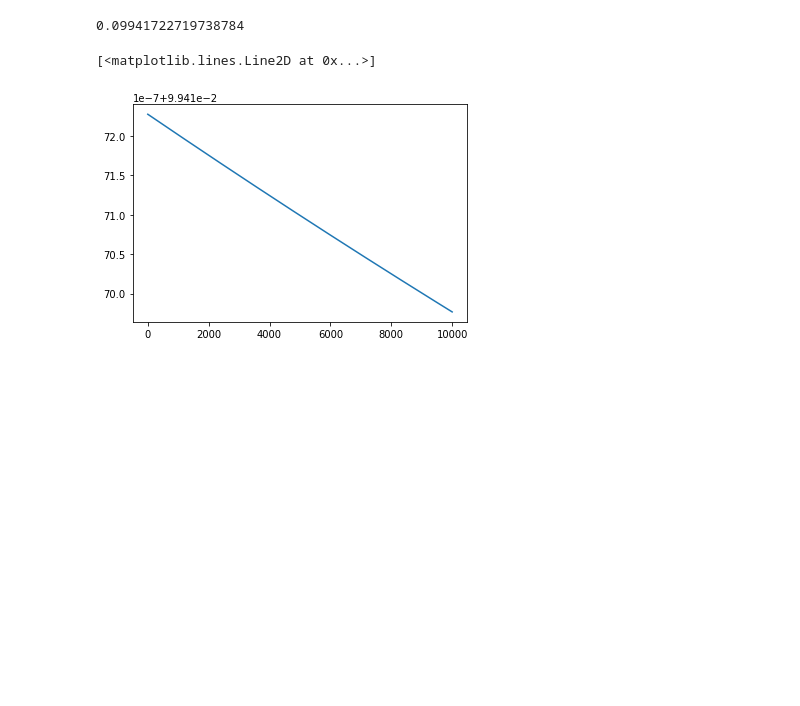
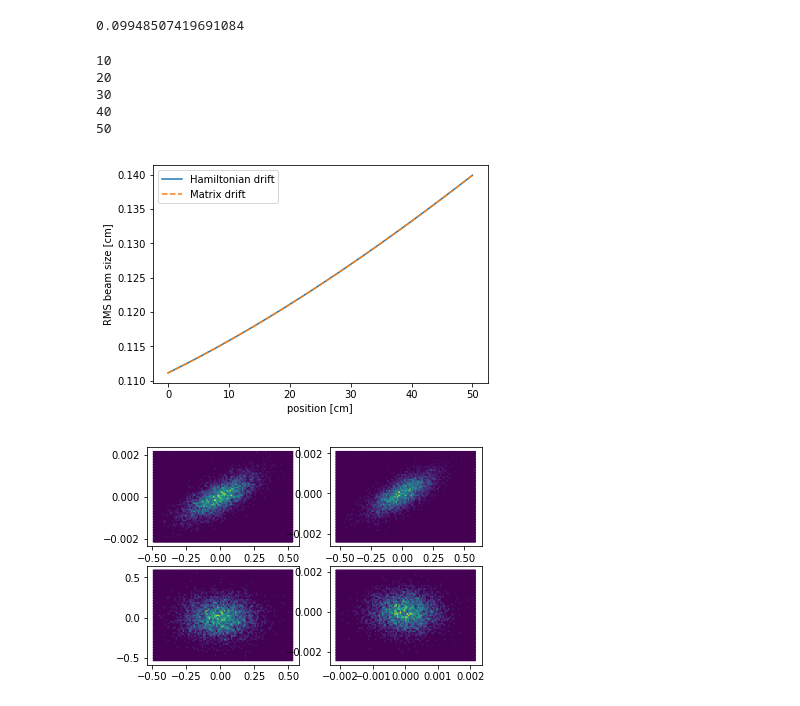
Before and after one commit to radiasoft/rsrespic, a Jupyter notebook: development/fodo_cell.ipynb, the cells around one changed output. Saved outputs shown, nothing was run; the diff lists cells and outputs as text; code cells hidden in the pictures; blank space fills up the shorter version.

Commit message:
Updating the repo with latest changes and a working example of a zero current beam expanding in a drift

```diff
--- a/development/fodo_cell.ipynb
+++ b/development/fodo_cell.ipynb
@@ -23,20 +83,22 @@ maps = symplectic_maps()
 # %%
 ## Particle definitions
 sigma_x = 0.1
-Q_mks = 40.0e-10
+sigma_xp = 1.0e-3
+
+Q_mks = 1.0e-12
 Q = constants.charge_mks_to_cgs(Q_mks)
 
 n_particles = 10000
 L_0 = 10. * sigma_x ## Half the domain size
-L_min = L_0 / 40 ## minimum wavelength to resolve
+L_min = L_0 / 10 ## minimum wavelength to resolve
 
-E = 200000.0e6
+E = 200.0e6
+ds = 1.0
 
 ## This is where we initialize a gaussian distribuiton
 new_distribution = particles.distribution(N = n_particles)
 new_distribution.construct_uniform_guassian_2D(sigma_x = sigma_x,
-                sigma_y = sigma_x, sigma_xp = sigma_x * 9.0e-7, sigma_yp = sigma_x * 9.0e-7)
-
+                sigma_y = sigma_x, sigma_xp = sigma_xp, sigma_yp = sigma_xp)
 ## Particle distributions
 my_beam = particles.particles_2D_tent(new_distribution, dx_tent = 1 * L_min, dy_tent = 1 * L_min,
     bunch_charge = Q, species_charge = q, species_mass = m_p, K_e = E)
@@ -46,5 +108,13 @@ my_fields = fields.cartesian_2D(L_x = L_0, L_y = L_0,
 	L_x_min = L_min, L_y_min = L_min)
 
 print np.sqrt(np.dot(my_beam.x, my_beam.x) / n_particles)
+
+
+## This is where we instantiate the solver
+field_solver = solvers.field_solver_2D()
+my_fields.register_solver(field_solver)
+
+# Define small angle beam for comparing drift calculation
+saa_beam = saa_dist(particles = my_beam)
 # %% [output]
-0.09941722719738784
+0.09948507419691084
@@ -62,8 +131,0 @@ def space_charge_step(fields, particles, ds = 0.01):
-# %%
-def one_turn_map(fields, particles):
-
-    maps.drift(particles, ds = 1000.)
-    maps.thin_quad(fields, particles, ds = 0.01, kappa = 0.0000)
-    maps.drift(particles, ds = 10.)
-    maps.thin_quad(fields, particles, ds = 0.01, kappa = 0.0000)
-    maps.drift(particles, ds = 1000.)
@@ -87,16 +132,45 @@ def plot_beam(beam):
 # %%
 k = 0
 rms_x = []
-while k < 10000:
+rms_x_saa = []
+H = []
+
+while k < 50:
 
     one_turn_map(my_fields, my_beam)
+    matrix_drift(saa_beam, ds)
+
+    xx_saa = np.sqrt(np.dot(saa_beam.x, saa_beam.x) / len(saa_beam.x))
     xx = np.sqrt(np.dot(my_beam.x, my_beam.x) / len(my_beam.x))
 
+    H.append(compute_system_energy(my_beam, my_fields))
+
+    rms_x_saa.append(xx_saa)
     rms_x.append(xx)
     k = k + 1
 
-plt.figure()
-plt.plot(rms_x)
+    if k%10 == 0:
+        print k
 # %% [output]
-[<matplotlib.lines.Line2D at 0x...>]
+10
+20
+30
+40
+50
-[figure, removed]
+# %%
+s = np.linspace(0, k * ds, k)
+plt.figure()
+plt.plot(s, rms_x, label = 'Hamiltonian drift')
+plt.plot(s, rms_x_saa, '--', label ='Matrix drift')
+plt.xlabel('position [cm]')
+plt.ylabel('RMS beam size [cm]')
+plt.legend(loc = 0)
+plt.savefig('drift_validation.pdf')
+plt.show()
+
+plot_beam(my_beam)
+
+angle_beam = saa_dist(particles = my_beam)
+# %% [output]
+[figure, added]
+[figure, added]
```
Also changed, not shown: parts of 10 cells of this notebook, 7 other files.
